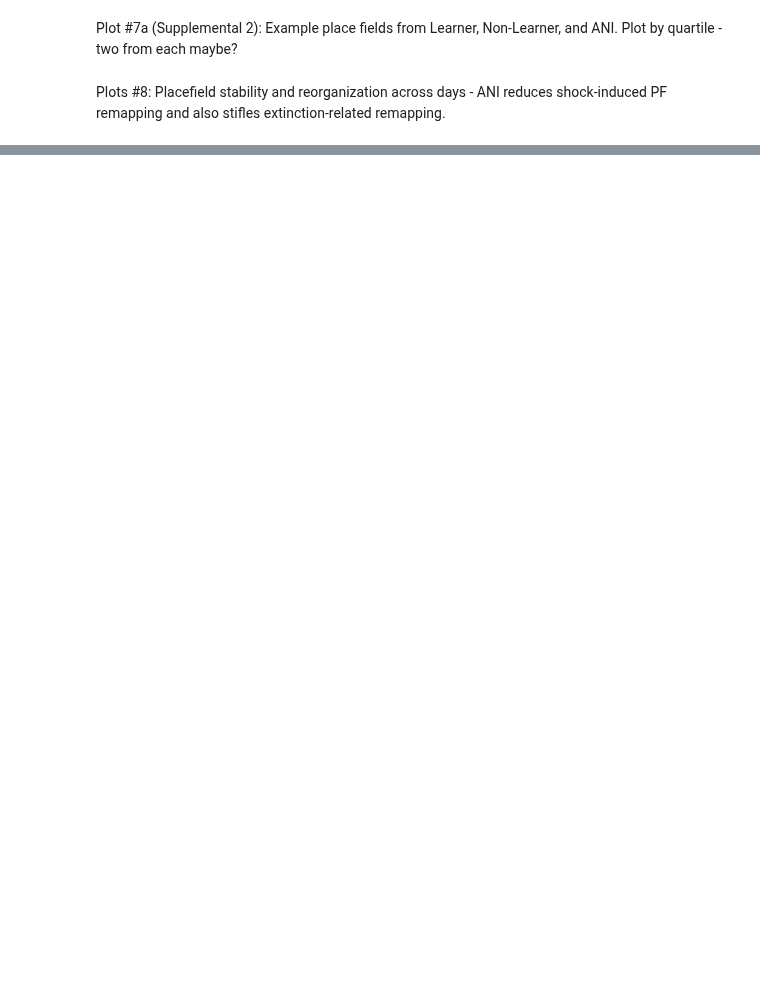
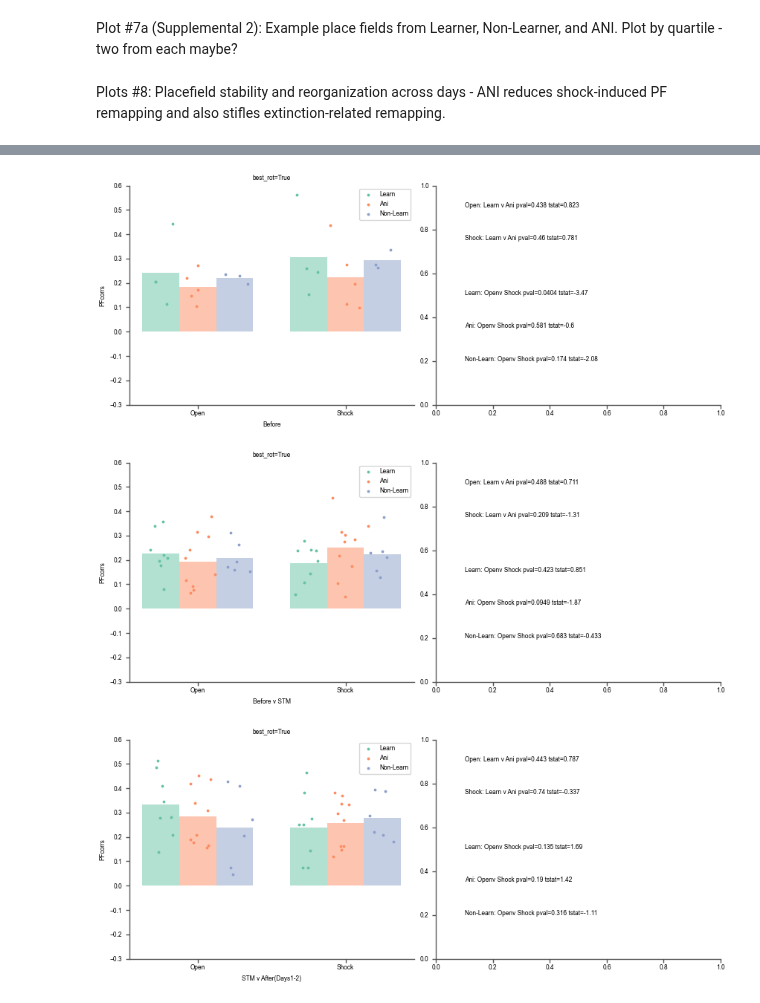
Before and after one commit to nkinsky/Eraser, a Jupyter notebook: Notebooks/Figure2.ipynb, the cells around one changed output, grey strips where cells are left out. Cells and saved outputs as stored; diff of their text form; code cells hidden in the pictures; blank space fills up the shorter version.

```diff
--- a/Notebooks/Figure2.ipynb
+++ b/Notebooks/Figure2.ipynb
@@ -256,0 +342,50 @@ Plots #8: Placefield stability and reorganization across days - ANI reduces shoc
+# %%
+fig_bef, ax_bef = plt.subplots(1, 2)  # supplemental later
+ax_aft, ax_aft_stats = Fig2comb.subplot(447) # after axes
+ax_ba, ax_ba_stats = Fig2comb.subplot(446) # before-after axes
+fig_bstm, ax_bstm = plt.subplots(1, 2)  # supplemental later
+fig_stma, ax_stma = plt.subplots(1, 2)  # supplemental later
+[f.set_size_inches((8.5, 3.5)) for f in [fig_bef, fig_bstm, fig_stma]]  # resize plots
+
+# plotting params for consistency
+match_yaxis = True
+match_ylims = [-0.3, 0.6]
+point_size = 3
+lgroups, group_labels = pfs.get_time_epochs(len(err.learners), group_desig)
+agroups, _ = pfs.get_time_epochs(len(err.ani_mice_good), group_desig)
+nlgroups, _ = pfs.get_time_epochs(len(err.nonlearners), group_desig)
+for idg, (group, ax) in enumerate(zip(np.unique(lgroups[~np.isnan(lgroups)]).tolist(),
+                                     [ax_bef, [ax_aft, ax_aft_stats], [ax_ba, ax_ba_stats], ax_bstm, ax_stma])):
+    open_corrs1 = learn_bestcorr_mean_all[0][lgroups == group]
+    shock_corrs1 = learn_bestcorr_mean_all[1][lgroups == group]
+    open_corrs2 = ani_bestcorr_mean_all[0][agroups == group]
+    shock_corrs2 = ani_bestcorr_mean_all[1][agroups == group]
+    open_corrs3 = nlearn_bestcorr_mean_all[0][nlgroups == group]
+    shock_corrs3 = nlearn_bestcorr_mean_all[1][nlgroups == group]
+
+
+    fig_, ax_, pval, tstat = erp.pfcorr_compare([open_corrs1, open_corrs2, open_corrs3],
+                                                [shock_corrs1, shock_corrs2, shock_corrs3],
+                                                group_names=['Learn', 'Ani', 'Non-Learn'], xlabel=group_labels[idg],
+                                                ylabel=prefix, xticklabels=['Open', 'Shock'],
+                                                ax=ax, s=point_size)
+
+    if corr_type == 'PF':
+        if not match_yaxis:
+            pass
+#             savefile = os.path.join(plot_dir, prefix + ' 2x2 All groups best_rot=' + str(best_rot) + ' ' +
+#                                     group_labels[idg] +' .pdf')
+        elif match_yaxis:
+            ax[0].set_ylim(match_ylims)
+#             savefile = os.path.join(plot_dir, prefix + ' 2x2 All Groups best_rot=' + str(best_rot) + ' ' +
+#                                     group_labels[idg] +'_equalaxes.pdf')
+
+        ax[0].set_title('best_rot=' + str(best_rot))
+    else:
+        pass
+#         savefile = os.path.join(plot_dir, prefix + ' 2x2 All Groups ' + group_labels[idg] + '.pdf')
+#     fig.savefig(savefile)
+# %% [output]
+[figure, added]
+[figure, added]
+[figure, added]
```
Also changed, not shown: parts of 17 cells of this notebook.
